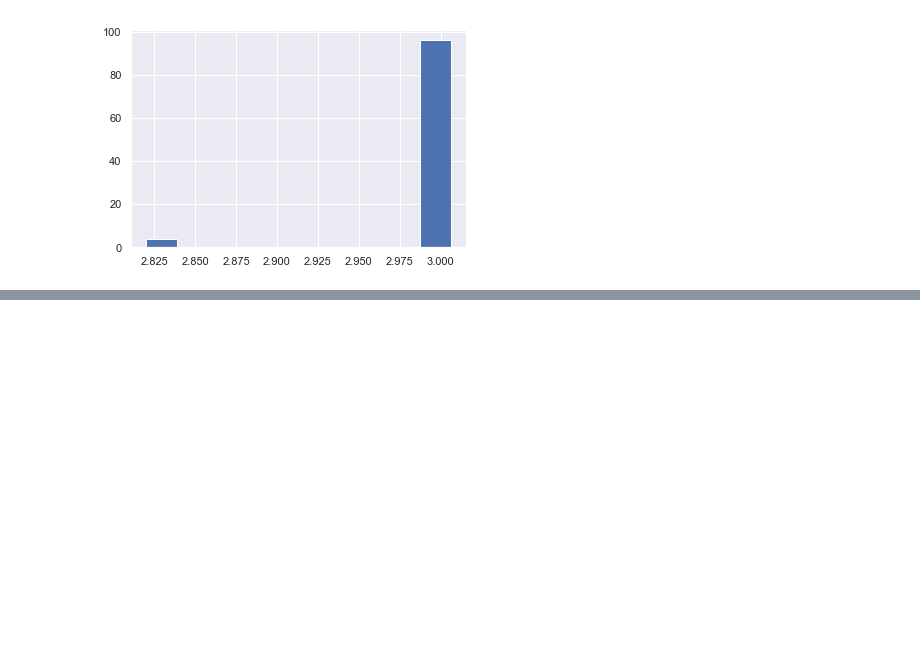
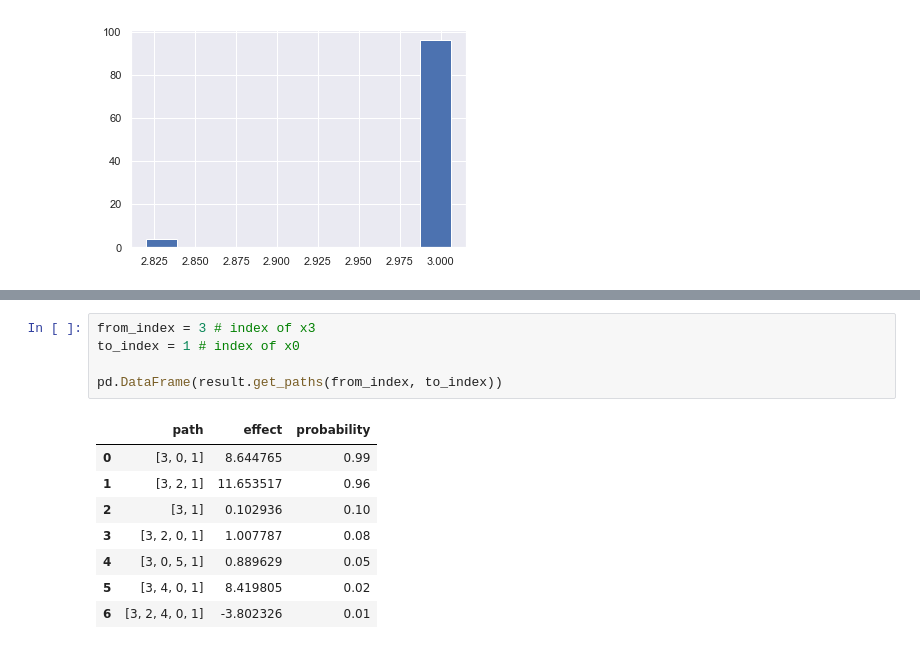
Before and after one commit to cdt15/lingam, a Jupyter notebook: examples/Bootstrap.ipynb, the cells around one changed output, grey strips where cells are left out. Drawn from its saved outputs; the diff is of its cells as text; blank space fills up the shorter version.

```diff
--- a/examples/Bootstrap.ipynb
+++ b/examples/Bootstrap.ipynb
@@ -190,0 +194,14 @@ plt.hist(result.total_effects_[:, to_index, from_index])
+# %%
+from_index = 3 # index of x3
+to_index = 1 # index of x0
+
+pd.DataFrame(result.get_paths(from_index, to_index))
+# %% [output]
+|  | path | effect | probability |
+| 0 | [3, 0, 1] | 8.644765 | 0.99 |
+| 1 | [3, 2, 1] | 11.653517 | 0.96 |
+| 2 | [3, 1] | 0.102936 | 0.10 |
+| 3 | [3, 2, 0, 1] | 1.007787 | 0.08 |
+| 4 | [3, 0, 5, 1] | 0.889629 | 0.05 |
+| 5 | [3, 4, 0, 1] | 8.419805 | 0.02 |
+| 6 | [3, 2, 4, 0, 1] | -3.802326 | 0.01 |
```
Also changed, not shown: parts of 2 cells of this notebook, 4 other files.
